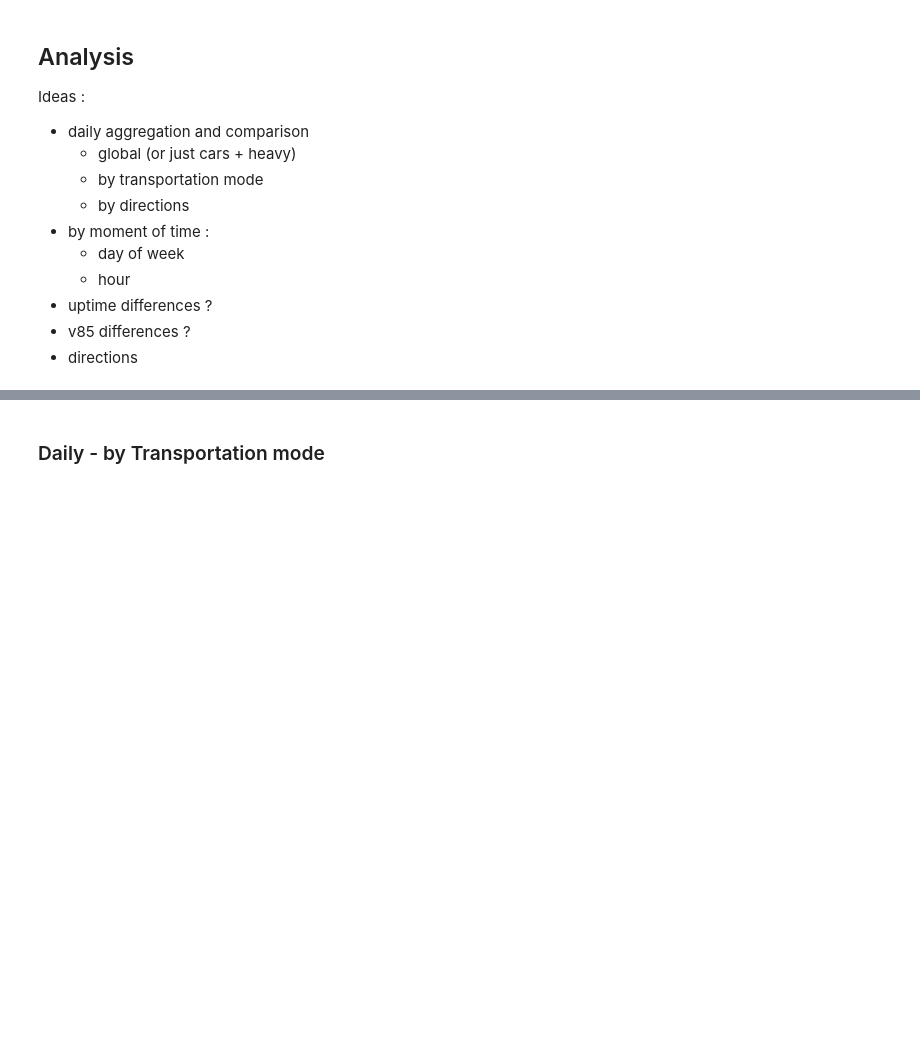
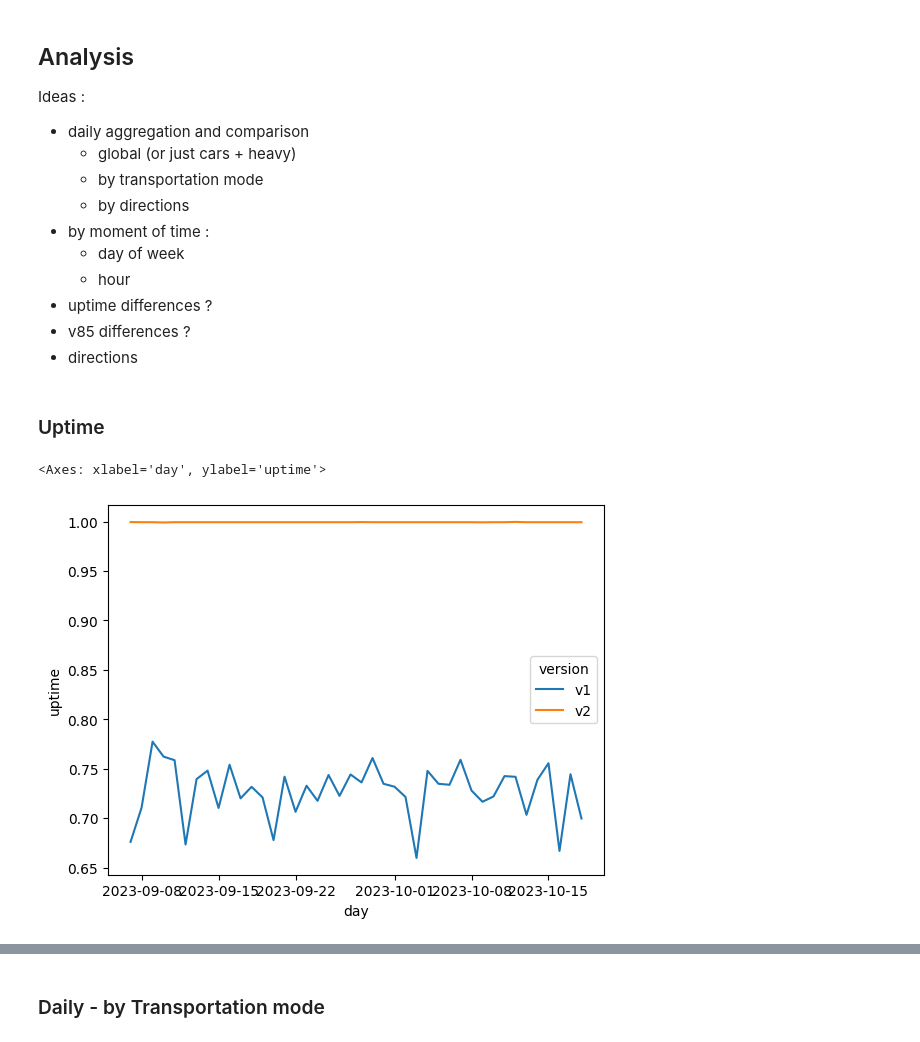
Before and after one commit to KetsiaGuichard/telraam-analysis, a Jupyter notebook: version_comparison.ipynb, the cells around one changed output, grey strips where cells are left out. Saved outputs shown, nothing was run; the diff lists cells and outputs as text; code cells hidden in the pictures; blank space fills up the shorter version.

```diff
--- a/version_comparison.ipynb
+++ b/version_comparison.ipynb
@@ -61,0 +66,8 @@ burel['hour'] = burel['date'].dt.hour
+# %% [markdown]
+### Uptime
+# %%
+median_uptime = burel.groupby(id_var)['uptime'].median().reset_index()
+sns.lineplot(median_uptime, x="day", y="uptime", hue="version", errorbar=None)
+# %% [output]
+<Axes: xlabel='day', ylabel='uptime'>
+[figure, added]
```
Also changed, not shown: parts of 6 cells of this notebook.
